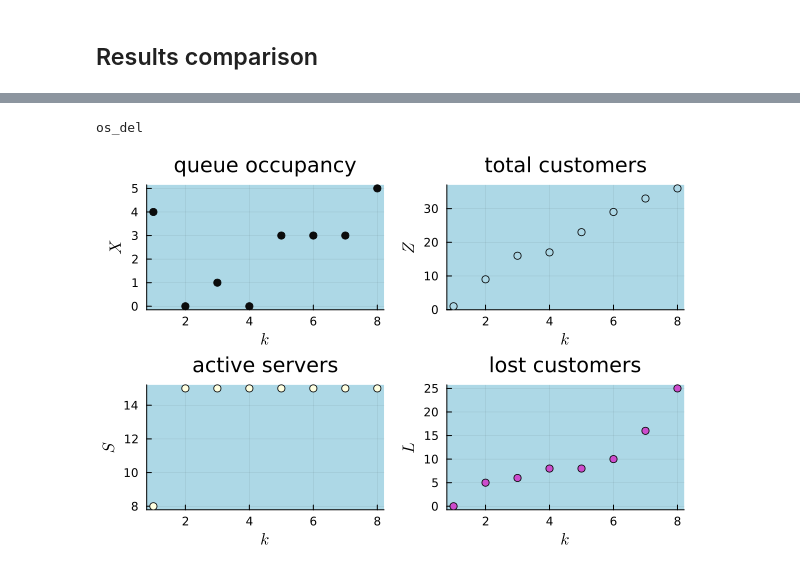
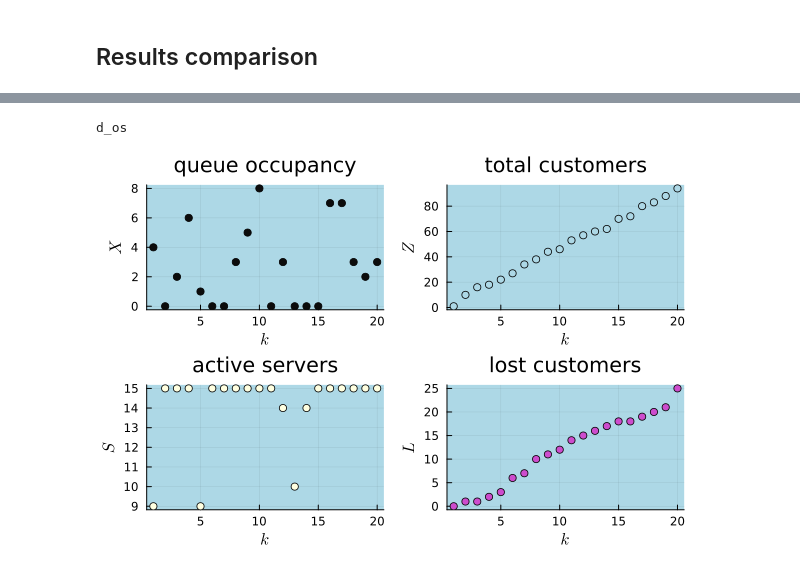
Before and after one commit to marina-daumas/tcc, a Jupyter notebook: Optimizer/compare_models.ipynb, the cells around one changed output, grey strips where cells are left out. Saved outputs shown, nothing was run; the diff lists cells and outputs as text; code cells hidden in the pictures.

```diff
--- a/Optimizer/compare_models.ipynb
+++ b/Optimizer/compare_models.ipynb
@@ -138,5 +122,5 @@ result_om_ori = optimize_list("om_ori");
 # %% [markdown]
 ### Delay model results
 # %%
-result_os_del = optimize_list("os_del");
+result_os_d = optimize_list("d_os");
 # %% [output]
@@ -192,6 +171,6 @@ om_ori
 # %%
-plot_results(result_os_del, horiz, 1)
+plot_results(result_os_d, horiz, 3)
 # %% [output]
-os_del
+d_os
-[figure, old version]
+[figure, new version]
 # %%
```
Also changed, not shown: parts of 12 cells of this notebook, 8 other files.
